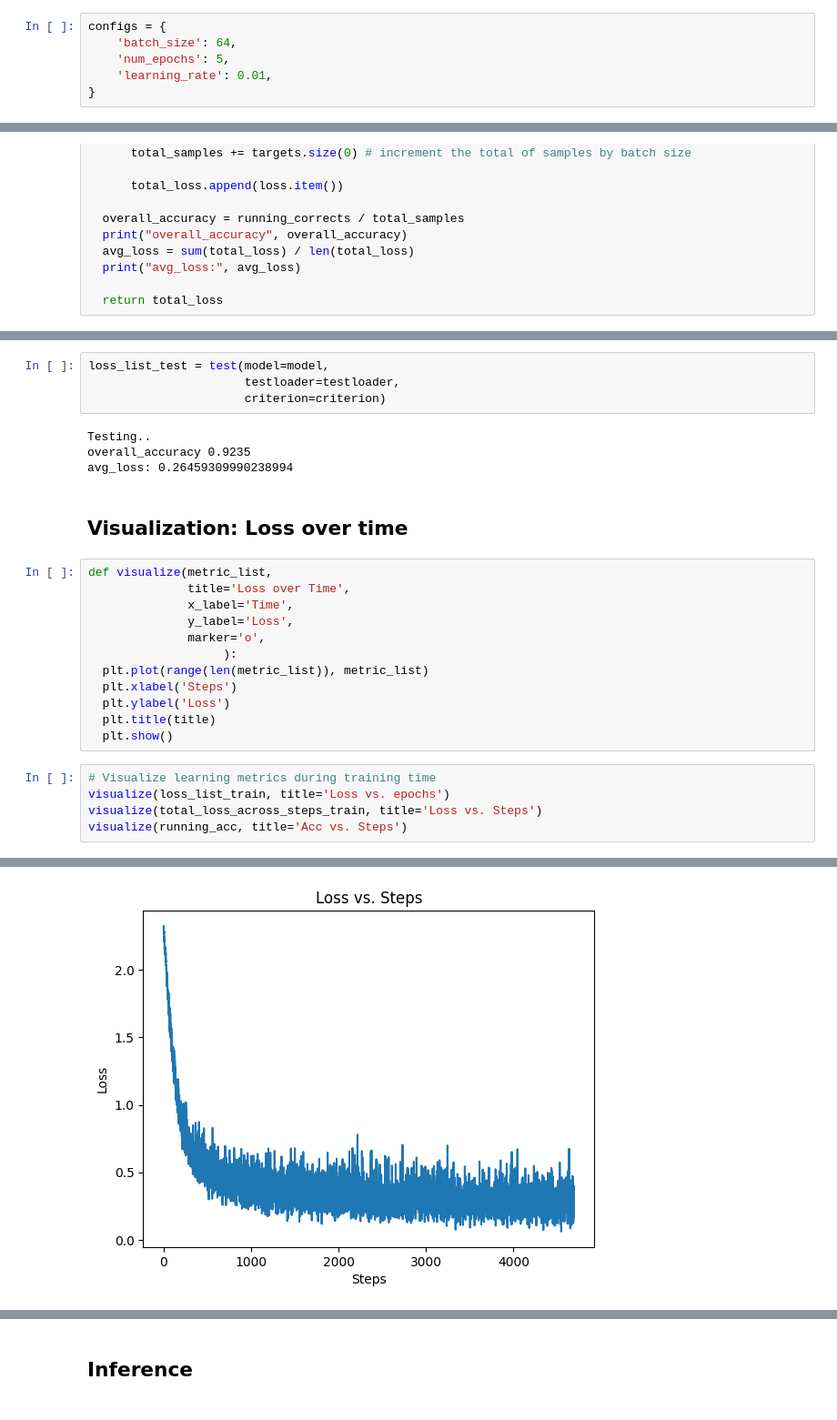
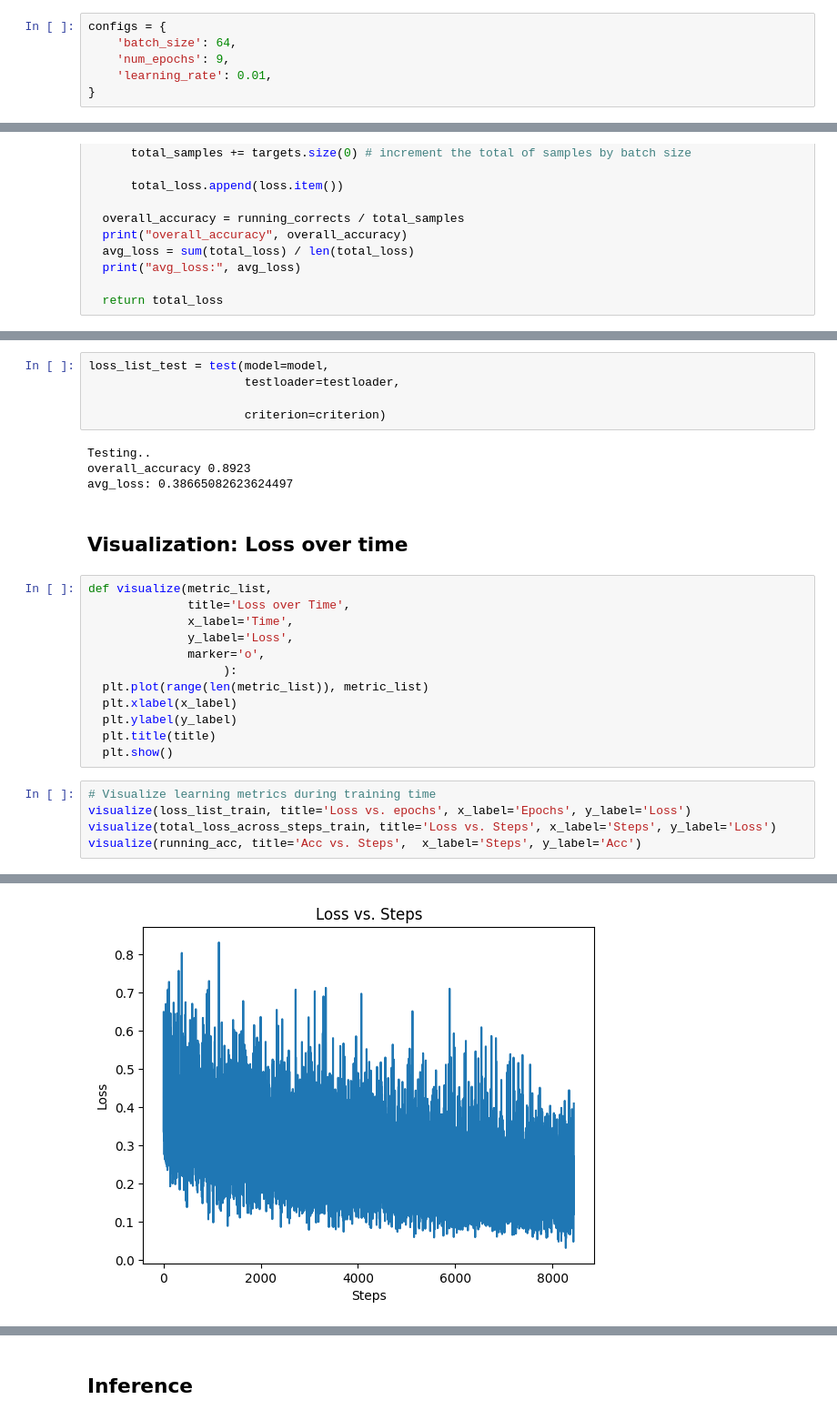
Before and after one commit to emilyjiayaoli/mnist-workshop, a Jupyter notebook: tutorial.ipynb, the cells around one changed output, grey strips where cells are left out. Shown: that part at 91% size. Cells and saved outputs as stored; diff of their text form.

Commit message:
updated plot

```diff
--- a/tutorial.ipynb
+++ b/tutorial.ipynb
@@ -18,7 +18,7 @@ import numpy as np
 # %%
 configs = {
     'batch_size': 64,
-    'num_epochs': 5,
+    'num_epochs': 9,
     'learning_rate': 0.01,
 }
 # %%
@@ -230,11 +234,12 @@ Avg_loss: 0.3984737556086166
 # %%
 loss_list_test = test(model=model,
                       testloader=testloader,
+
                       criterion=criterion)
 # %% [output]
 Testing..
-overall_accuracy 0.9235
-avg_loss: 0.26459309990238994
+overall_accuracy 0.8923
+avg_loss: 0.38665082623624497
 # %% [markdown]
 ## Visualization: Loss over time
 # %%
@@ -245,13 +250,13 @@ def visualize(metric_list,
               marker='o',
                    ):
   plt.plot(range(len(metric_list)), metric_list)
-  plt.xlabel('Steps')
-  plt.ylabel('Loss')
+  plt.xlabel(x_label)
+  plt.ylabel(y_label)
   plt.title(title)
   plt.show()
 # %%
 # Visualize learning metrics during training time
-visualize(loss_list_train, title='Loss vs. epochs')
-visualize(total_loss_across_steps_train, title='Loss vs. Steps')
-visualize(running_acc, title='Acc vs. Steps')
+visualize(loss_list_train, title='Loss vs. epochs', x_label='Epochs', y_label='Loss')
+visualize(total_loss_across_steps_train, title='Loss vs. Steps', x_label='Steps', y_label='Loss')
+visualize(running_acc, title='Acc vs. Steps',  x_label='Steps', y_label='Acc')
 # %% [output]
@@ -259 +264 @@ visualize(running_acc, title='Acc vs. Steps')
-[figure, old version]
+[figure, new version]
```
Also changed, not shown: parts of 5 cells of this notebook, 1 other file.
